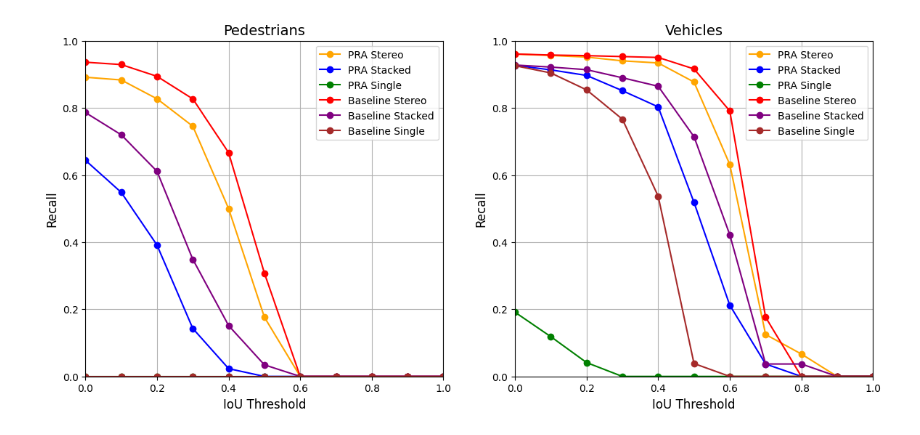
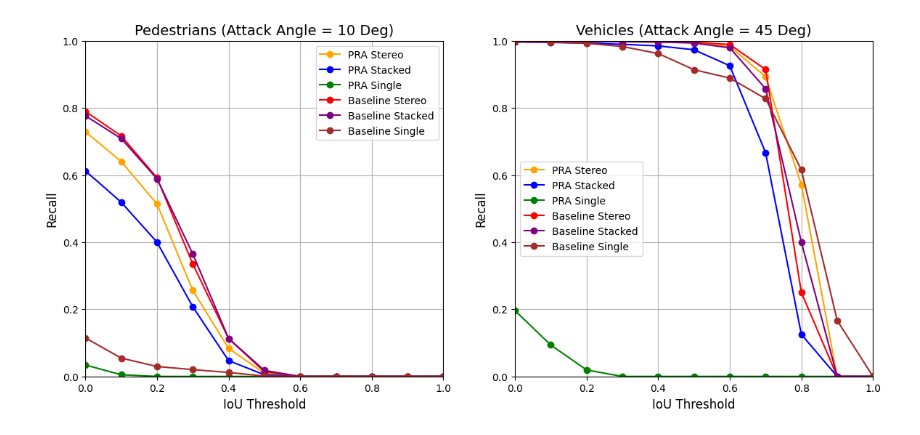
Before and after one commit to WilliamFlinchbaugh/bag_perception_benchmark, a Jupyter notebook: bag_perception_benchmark/figures.ipynb, the cells around one changed output. Saved outputs shown, nothing was run; the diff lists cells and outputs as text; code cells hidden in the pictures.

```diff
--- a/bag_perception_benchmark/figures.ipynb
+++ b/bag_perception_benchmark/figures.ipynb
@@ -10,10 +10,10 @@ df_paths = [
     "/home/william/lidar_data/PRA_Pedestrians/single_runs/metrics.csv",
     "/home/william/lidar_data/PRA_Vehicles/regular_runs/metrics.csv",
     "/home/william/lidar_data/PRA_Vehicles/single_runs/metrics.csv",
-    # "/home/william/lidar_data/ORA_Pedestrians/regular_runs/metrics.csv",
-    # "/home/william/lidar_data/ORA_Pedestrians/single_runs/metrics.csv",
-    # "/home/william/lidar_data/ORA_Vehicles/regular_runs/metrics.csv",
-    # "/home/william/lidar_data/ORA_Vehicles/single_runs/metrics.csv",
+    "/home/william/lidar_data/ORA_Pedestrians/regular_runs/metrics.csv",
+    "/home/william/lidar_data/ORA_Pedestrians/single_runs/metrics.csv",
+    "/home/william/lidar_data/ORA_Vehicles/regular_runs/metrics.csv",
+    "/home/william/lidar_data/ORA_Vehicles/single_runs/metrics.csv",
 ]
 
 # join all dataframes
@@ -42,6 +42,11 @@ df["scenario"] = df["run_id"].apply(lambda x: x.split("_")[-1])
 # get if we're using stereo, stacked, or single
 configs = {"stereo", "stacked", "single"}
 df["cam_config"] = df["run_id"].apply(lambda x: next((config for config in configs if config in x), None))
+# %%
+def calc_recall_precision(df):
+    df["recall"] = df["tp"] / (df["tp"] + df["fn"])
+    df["precision"] = df["tp"] / (df["tp"] + df["fp"])
+    return df
 # %%
 # create two plots side by side, one for pedestrians, one for vehicles
 
@@ -53,51 +58,75 @@ veh_attack_angle = 45
 
 # recall over iou threshold for pedestrian with baseline stereo
 df_ped_baseline_stereo = df[(df["Baseline"]) & (df["cam_config"] == "stereo") & (df["class"] == "PEDESTRIAN")]
-recall_ped_baseline_stereo = df_ped_baseline_stereo.groupby("iou_threshold")["recall"].mean()
+df_ped_baseline_stereo = df_ped_baseline_stereo.groupby("iou_threshold")
+ped_baseline_stereo_confusion = df_ped_baseline_stereo[["tp", "fp", "fn"]].sum()
+recall_ped_baseline_stereo = calc_recall_precision(ped_baseline_stereo_confusion)["recall"]
 
 # recall over iou threshold for pedestrian with baseline stacked
 df_ped_baseline_stacked = df[(df["Baseline"]) & (df["cam_config"] == "stacked") & (df["class"] == "PEDESTRIAN")]
-recall_ped_baseline_stacked = df_ped_baseline_stacked.groupby("iou_threshold")["recall"].mean()
+df_ped_baseline_stacked = df_ped_baseline_stacked.groupby("iou_threshold")
+ped_baseline_stacked_confusion = df_ped_baseline_stacked[["tp", "fp", "fn"]].sum()
+recall_ped_baseline_stacked = calc_recall_precision(ped_baseline_stacked_confusion)["recall"]
 
 # recall over iou threshold for pedestrian with baseline single
 df_ped_baseline_single = df[(df["Baseline"]) & (df["cam_config"] == "single") & (df["class"] == "PEDESTRIAN")]
-recall_ped_baseline_single = df_ped_baseline_single.groupby("iou_threshold")["recall"].mean()
+df_ped_baseline_single = df_ped_baseline_single.groupby("iou_threshold")
+ped_baseline_single_confusion = df_ped_baseline_single[["tp", "fp", "fn"]].sum()
+recall_ped_baseline_single = calc_recall_precision(ped_baseline_single_confusion)["recall"]
 
 # recall over iou threshold for pedestrian PRA with stereo
 df_ped_pra_stereo = df[(df["PRA"]) & (df["attacking_pedestrians"]) & (df["cam_config"] == "stereo") & (df["class"] == "PEDESTRIAN") & (df["attack_angle"] == ped_attack_angle)]
-recall_ped_stereo = df_ped_pra_stereo.groupby("iou_threshold")["recall"].mean()
+df_ped_pra_stereo = df_ped_pra_stereo.groupby("iou_threshold")
+ped_pra_stereo_confusion = df_ped_pra_stereo[["tp", "fp", "fn"]].sum()
+recall_ped_stereo = calc_recall_precision(ped_pra_stereo_confusion)["recall"]
 
 # recall over iou threshold for pedestrian PRA with stacked
 df_ped_pra_stacked = df[(df["PRA"]) & (df["attacking_pedestrians"]) & (df["cam_config"] == "stacked") & (df["class"] == "PEDESTRIAN") & (df["attack_angle"] == ped_attack_angle)]
-recall_ped_stacked = df_ped_pra_stacked.groupby("iou_threshold")["recall"].mean()
+df_ped_pra_stacked = df_ped_pra_stacked.groupby("iou_threshold")
+ped_pra_stacked_confusion = df_ped_pra_stacked[["tp", "fp", "fn"]].sum()
+recall_ped_stacked = calc_recall_precision(ped_pra_stacked_confusion)["recall"]
 
 # recall over iou threshold for pedestrian PRA with single
 df_ped_pra_single = df[(df["PRA"]) & (df["attacking_pedestrians"]) & (df["cam_config"] == "single") & (df["class"] == "PEDESTRIAN") & (df["attack_angle"] == ped_attack_angle)]
-recall_ped_single = df_ped_pra_single.groupby("iou_threshold")["recall"].mean()
+df_ped_pra_single = df_ped_pra_single.groupby("iou_threshold")
+ped_pra_single_confusion = df_ped_pra_single[["tp", "fp", "fn"]].sum()
+recall_ped_single = calc_recall_precision(ped_pra_single_confusion)["recall"]
 
 # recall over iou threshold for vehicle with baseline stereo
 df_veh_baseline_stereo = df[(df["Baseline"]) & (df["cam_config"] == "stereo") & (df["class"] == "CAR")]
-recall_veh_baseline_stereo = df_veh_baseline_stereo.groupby("iou_threshold")["recall"].mean()
+df_veh_baseline_stereo = df_veh_baseline_stereo.groupby("iou_threshold")
+veh_baseline_stereo_confusion = df_veh_baseline_stereo[["tp", "fp", "fn"]].sum()
+recall_veh_baseline_stereo = calc_recall_precision(veh_baseline_stereo_confusion)["recall"]
 
 # recall over iou threshold for vehicle with baseline stacked
 df_veh_baseline_stacked = df[(df["Baseline"]) & (df["cam_config"] == "stacked") & (df["class"] == "CAR")]
-recall_veh_baseline_stacked = df_veh_baseline_stacked.groupby("iou_threshold")["recall"].mean()
+df_veh_baseline_stacked = df_veh_baseline_stacked.groupby("iou_threshold")
+veh_baseline_stacked_confusion = df_veh_baseline_stacked[["tp", "fp", "fn"]].sum()
+recall_veh_baseline_stacked = calc_recall_precision(veh_baseline_stacked_confusion)["recall"]
 
 # recall over iou threshold for vehicle with baseline single
 df_veh_baseline_single = df[(df["Baseline"]) & (df["cam_config"] == "single") & (df["class"] == "CAR")]
-recall_veh_baseline_single = df_veh_baseline_single.groupby("iou_threshold")["recall"].mean()
+df_veh_baseline_single = df_veh_baseline_single.groupby("iou_threshold")
+veh_baseline_single_confusion = df_veh_baseline_single[["tp", "fp", "fn"]].sum()
+recall_veh_baseline_single = calc_recall_precision(veh_baseline_single_confusion)["recall"]
 
-# recale over iou threshold for vehicle PRA with stereo
+# recall over iou threshold for vehicle PRA with stereo
 df_veh_pra_stereo = df[(df["PRA"]) & (df["attacking_vehicles"]) & (df["cam_config"] == "stereo") & (df["class"] == "CAR") & (df["attack_angle"] == veh_attack_angle)]
-recall_veh_stereo = df_veh_pra_stereo.groupby("iou_threshold")["recall"].mean()
+df_veh_pra_stereo = df_veh_pra_stereo.groupby("iou_threshold")
+veh_pra_stereo_confusion = df_veh_pra_stereo[["tp", "fp", "fn"]].sum()
+recall_veh_stereo = calc_recall_precision(veh_pra_stereo_confusion)["recall"]
 
 # recall over iou threshold for vehicle PRA with stacked
 df_veh_pra_stacked = df[(df["PRA"]) & (df["attacking_vehicles"]) & (df["cam_config"] == "stacked") & (df["class"] == "CAR") & (df["attack_angle"] == veh_attack_angle)]
-recall_veh_stacked = df_veh_pra_stacked.groupby("iou_threshold")["recall"].mean()
+df_veh_pra_stacked = df_veh_pra_stacked.groupby("iou_threshold")
+veh_pra_stacked_confusion = df_veh_pra_stacked[["tp", "fp", "fn"]].sum()
+recall_veh_stacked = calc_recall_precision(veh_pra_stacked_confusion)["recall"]
 
 # recall over iou threshold for vehicle PRA with single
 df_veh_pra_single = df[(df["PRA"]) & (df["attacking_vehicles"]) & (df["cam_config"] == "single") & (df["class"] == "CAR") & (df["attack_angle"] == veh_attack_angle)]
-recall_veh_single = df_veh_pra_single.groupby("iou_threshold")["recall"].mean()
+df_veh_pra_single = df_veh_pra_single.groupby("iou_threshold")
+veh_pra_single_confusion = df_veh_pra_single[["tp", "fp", "fn"]].sum()
+recall_veh_single = calc_recall_precision(veh_pra_single_confusion)["recall"]
 
 # create a figure with two subplots side by side
 fig, axs = plt.subplots(1, 2, figsize=(14, 6))
@@ -110,33 +139,33 @@ axs[0].plot(recall_ped_baseline_stereo, label="Baseline Stereo", color="red", ma
 axs[0].plot(recall_ped_baseline_stacked, label="Baseline Stacked", color="purple", marker="o")
 axs[0].plot(recall_ped_baseline_single, label="Baseline Single", color="brown", marker="o")
 axs[0].set_xticks(np.arange(0, 1.1, 0.2))
 axs[0].set_yticks(np.arange(0, 1.1, 0.2))
 axs[0].set_ylim(0, 1)
 axs[0].set_xlim(0, 1)
 axs[0].grid()
 axs[0].set_xlabel("IoU Threshold", fontsize=12)
 axs[0].set_ylabel("Recall", fontsize=12)
-axs[0].set_title("Pedestrians", fontsize=14)
+axs[0].set_title(f"Pedestrians (Attack Angle = {ped_attack_angle} Deg)", fontsize=14)
 axs[0].legend()
 
 # plot lines for each vehicle configuration
 axs[1].plot(recall_veh_stereo, label="PRA Stereo", color="orange", marker="o")
 axs[1].plot(recall_veh_stacked, label="PRA Stacked", color="blue", marker="o")
 axs[1].plot(recall_veh_single, label="PRA Single", color="green", marker="o")
 axs[1].plot(recall_veh_baseline_stereo, label="Baseline Stereo", color="red", marker="o")
 axs[1].plot(recall_veh_baseline_stacked, label="Baseline Stacked", color="purple", marker="o")
 axs[1].plot(recall_veh_baseline_single, label="Baseline Single", color="brown", marker="o")
 axs[1].set_xticks(np.arange(0, 1.1, 0.2))
 axs[1].set_yticks(np.arange(0, 1.1, 0.2))
 axs[1].set_ylim(0, 1)
 axs[1].set_xlim(0, 1)
 axs[1].grid()
 axs[1].set_xlabel("IoU Threshold", fontsize=12)
 axs[1].set_ylabel("Recall", fontsize=12)
-axs[1].set_title("Vehicles", fontsize=14)
+axs[1].set_title(f"Vehicles (Attack Angle = {veh_attack_angle} Deg)", fontsize=14)
 axs[1].legend()
 
 # plt.tight_layout()
 plt.show()
 # %% [output]
-[figure, old version]
+[figure, new version]
```
Also changed, not shown: parts of 1 cell of this notebook.
